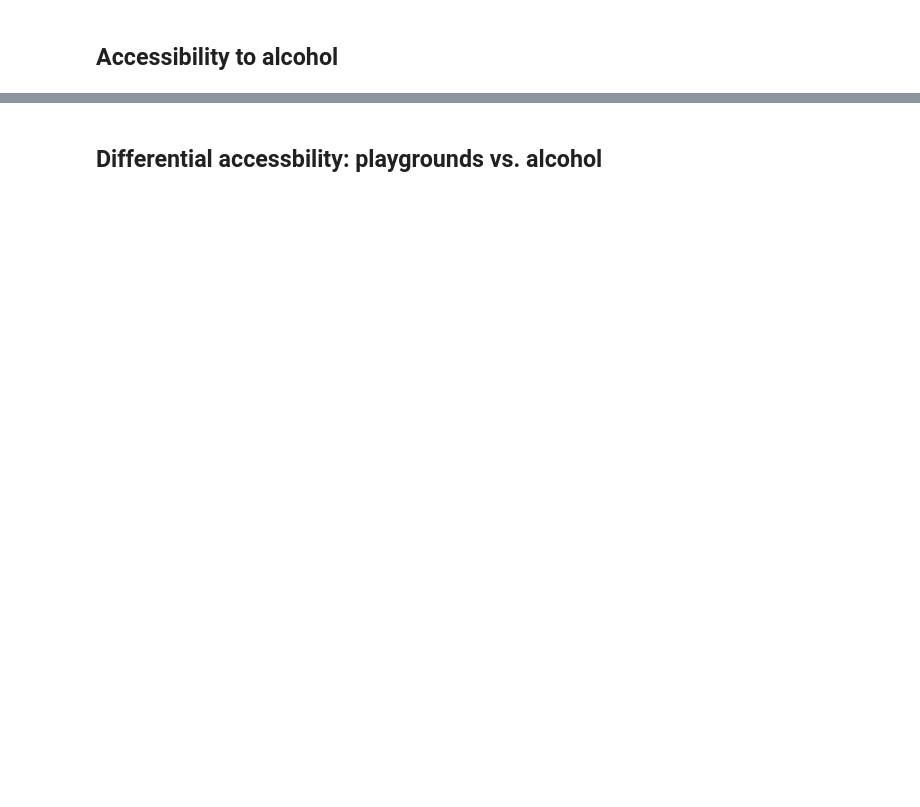
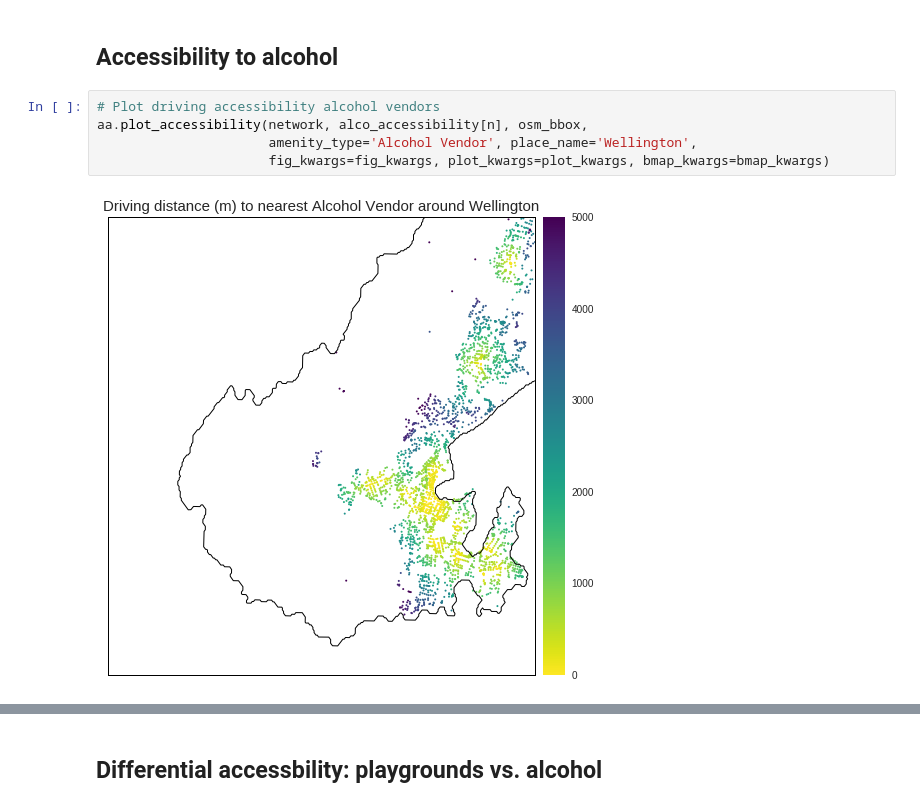
Before and after one commit to shriv/playground-pubs, a Jupyter notebook: Playgrounds vs Pubs.ipynb, the cells around one changed output, grey strips where cells are left out. Drawn from its saved outputs; the diff is of its cells as text; blank space fills up the shorter version.

```diff
--- a/Playgrounds vs Pubs.ipynb
+++ b/Playgrounds vs Pubs.ipynb
@@ -225,3 +245,10 @@ Completed OSM data download and Pandana node and edge table creation in 13.40 se
 # %% [markdown]
 ## Accessibility to alcohol
+# %%
+# Plot driving accessibility alcohol vendors
+aa.plot_accessibility(network, alco_accessibility[n], osm_bbox,
+                      amenity_type='Alcohol Vendor', place_name='Wellington',
+                      fig_kwargs=fig_kwargs, plot_kwargs=plot_kwargs, bmap_kwargs=bmap_kwargs)
+# %% [output]
+[figure, added]
 # %%
```
Also changed, not shown: parts of 28 cells of this notebook, 1 other file.
